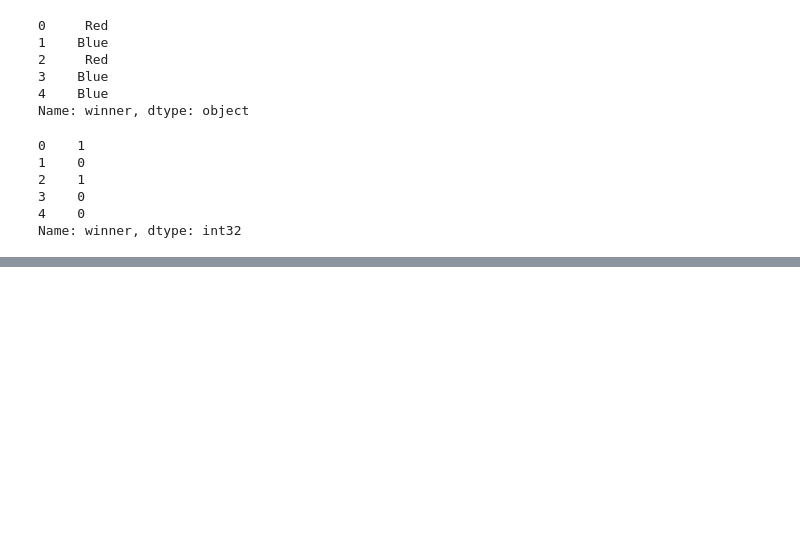
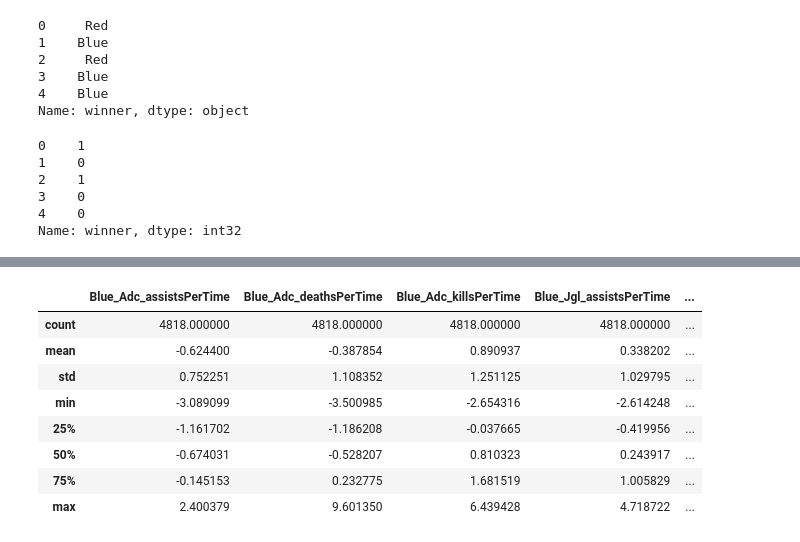
Before and after one commit to chlxogur/penta_kill_data_science, a Jupyter notebook: make_a_model.ipynb, the cells around one changed output, grey strips where cells are left out. Drawn from its saved outputs; the diff is of its cells as text; code cells hidden in the pictures; blank space fills up the shorter version.

```diff
--- a/make_a_model.ipynb
+++ b/make_a_model.ipynb
@@ -98,3 +112,15 @@ X_train, X_test, y_train, y_test = train_test_split(X, y, test_size=0.2, random_
+# %%
+X_train.describe()
+# %% [output]
+|  | Blue_Adc_assistsPerTime | Blue_Adc_deathsPerTime | Blue_Adc_killsPerTime | Blue_Jgl_assistsPerTime | ... |
+| count | 4818.000000 | 4818.000000 | 4818.000000 | 4818.000000 | ... |
+| mean | -0.624400 | -0.387854 | 0.890937 | 0.338202 | ... |
+| std | 0.752251 | 1.108352 | 1.251125 | 1.029795 | ... |
+| min | -3.089099 | -3.500985 | -2.654316 | -2.614248 | ... |
+| 25% | -1.161702 | -1.186208 | -0.037665 | -0.419956 | ... |
+| 50% | -0.674031 | -0.528207 | 0.810323 | 0.243917 | ... |
+| 75% | -0.145153 | 0.232775 | 1.681519 | 1.005829 | ... |
+| max | 2.400379 | 9.601350 | 6.439428 | 4.718722 | ... |
 # %%
 model = xgb.XGBClassifier(use_label_encoder=False, eval_metric='logloss', n_estimators=50)
 model.fit(X_train, y_train)
```
Also changed, not shown: parts of 17 cells of this notebook, 2 other files.
